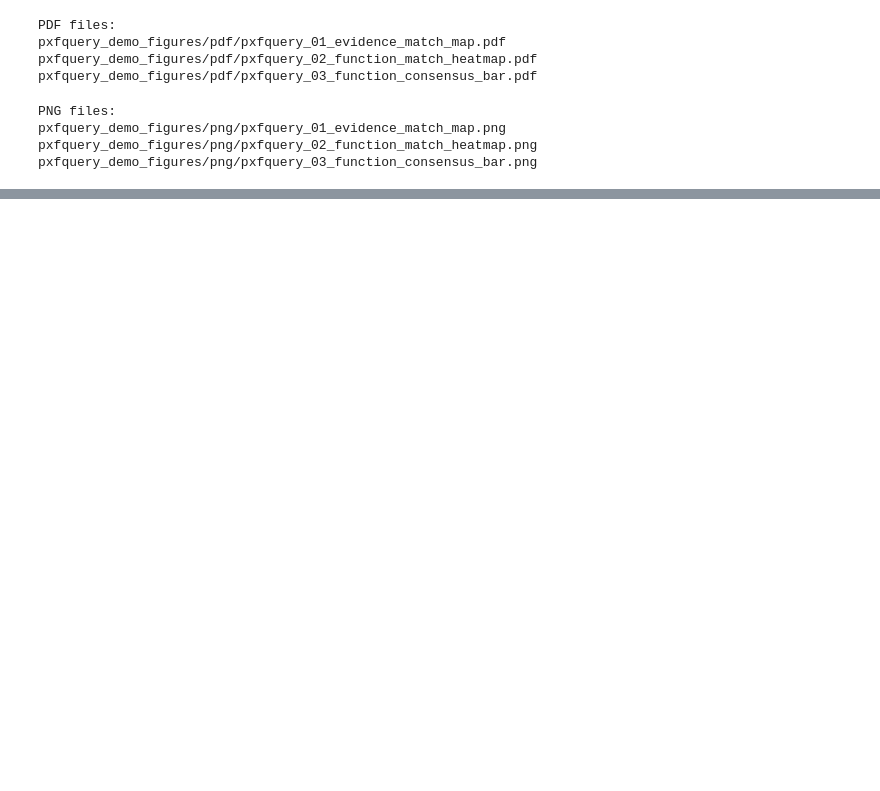
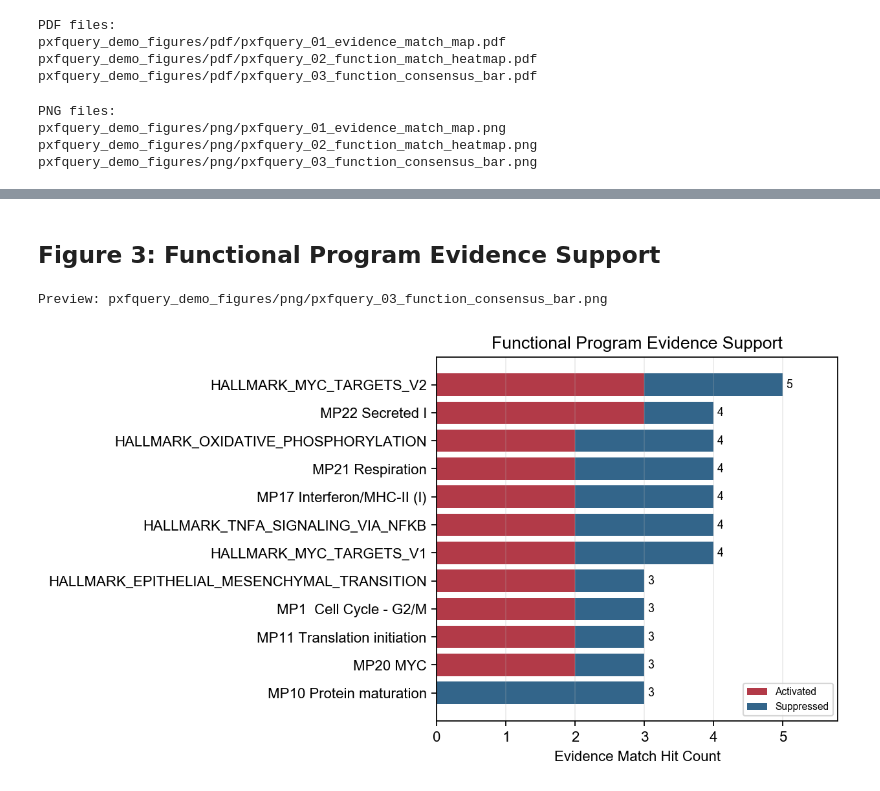
Before and after one commit to caodudu/pxfquery, a Jupyter notebook: demo/03_figures.ipynb, the cells around one changed output, grey strips where cells are left out. Drawn from its saved outputs; the diff is of its cells as text; code cells hidden in the pictures; blank space fills up the shorter version.

```diff
--- a/demo/03_figures.ipynb
+++ b/demo/03_figures.ipynb
@@ -108,0 +123,8 @@ Preview: pxfquery_demo_figures/png/pxfquery_01_evidence_match_map.png
+# %% [markdown]
+## Figure 3: Functional Program Evidence Support
+# %%
+print("Preview:", png_paths[2])
+display(Image(filename=str(png_paths[2])))
+# %% [output]
+Preview: pxfquery_demo_figures/png/pxfquery_03_function_consensus_bar.png
+[figure, added]
```
Also changed, not shown: parts of 9 cells of this notebook, 1 other file.
